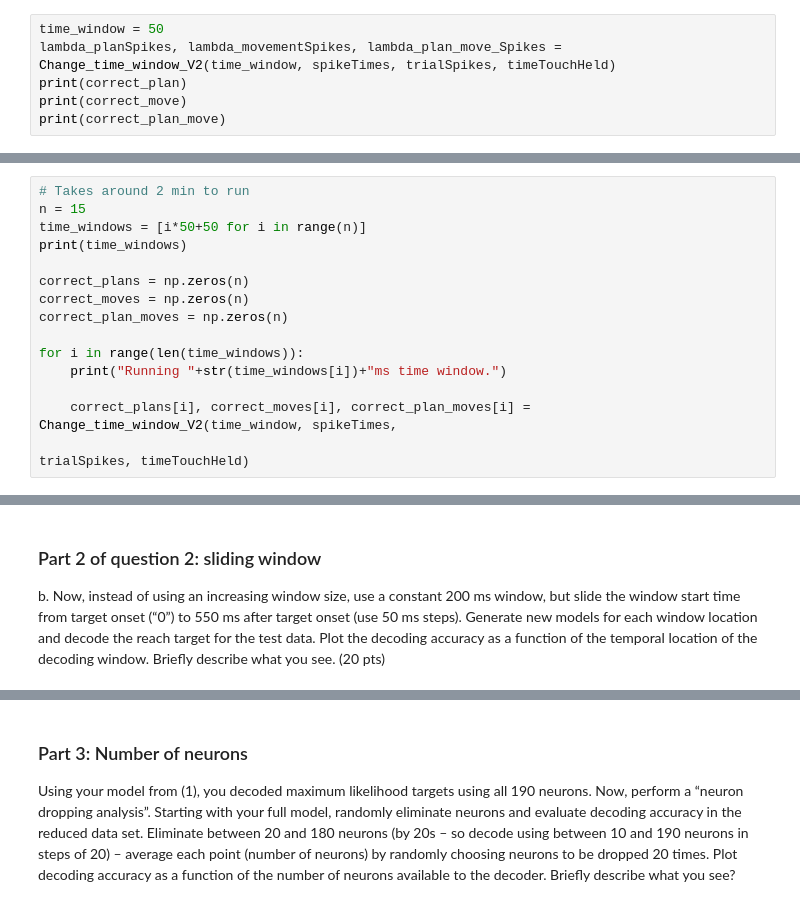
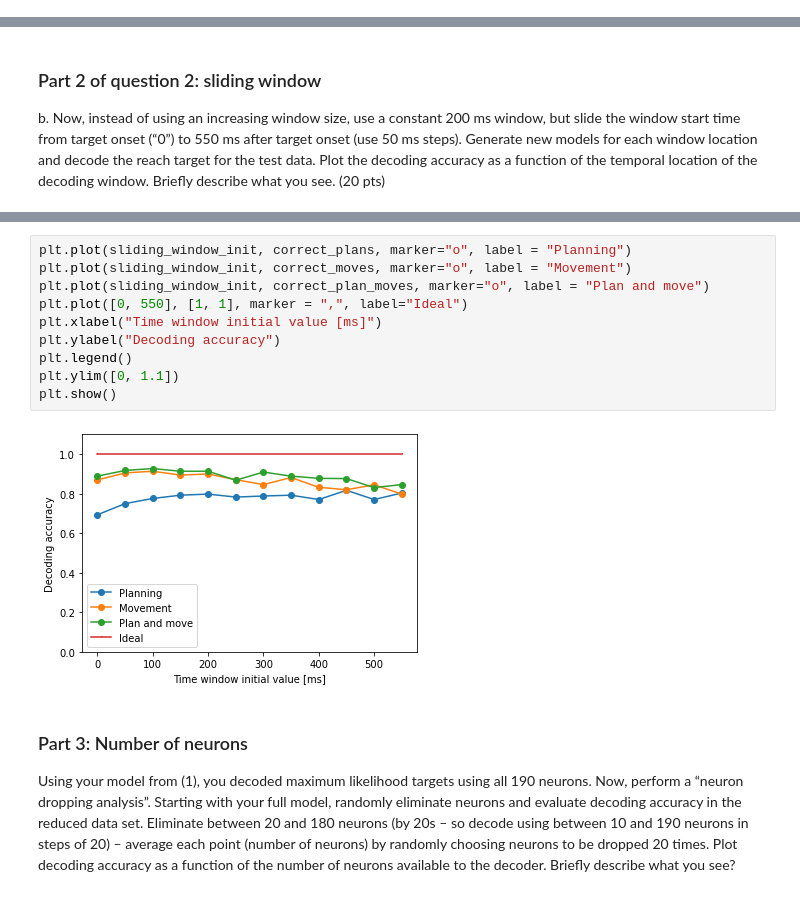
Before and after one commit to SaiAkhilVudattu/Neuro_classes, a Jupyter notebook: signal_processing/HW3/HW3.ipynb, the cells around one changed output, grey strips where cells are left out. Saved outputs shown, nothing was run; the diff lists cells and outputs as text.

```diff
--- a/signal_processing/HW3/HW3.ipynb
+++ b/signal_processing/HW3/HW3.ipynb
@@ -303,6 +298,0 @@ def Change_time_window_V2(time_window, spikeTimes, trialSpikes, timeTouchHeld):
-# %%
-time_window = 50
-lambda_planSpikes, lambda_movementSpikes, lambda_plan_move_Spikes = Change_time_window_V2(time_window, spikeTimes, trialSpikes, timeTouchHeld)
-print(correct_plan)
-print(correct_move)
-print(correct_plan_move)
@@ -311,15 +298,0 @@ TypeError: cannot unpack non-iterable NoneType object
-# %%
-# Takes around 2 min to run
-n = 15
-time_windows = [i*50+50 for i in range(n)]
-print(time_windows)
-
-correct_plans = np.zeros(n)
-correct_moves = np.zeros(n)
-correct_plan_moves = np.zeros(n)
-
-for i in range(len(time_windows)):
-    print("Running "+str(time_windows[i])+"ms time window.")
-
-    correct_plans[i], correct_moves[i], correct_plan_moves[i] = Change_time_window_V2(time_window, spikeTimes,
-                                                                                   trialSpikes, timeTouchHeld)
@@ -464,3 +534,15 @@ plt.show()
+# %%
+plt.plot(sliding_window_init, correct_plans, marker="o", label = "Planning")
+plt.plot(sliding_window_init, correct_moves, marker="o", label = "Movement")
+plt.plot(sliding_window_init, correct_plan_moves, marker="o", label = "Plan and move")
+plt.plot([0, 550], [1, 1], marker = ",", label="Ideal")
+plt.xlabel("Time window initial value [ms]")
+plt.ylabel("Decoding accuracy")
+plt.legend()
+plt.ylim([0, 1.1])
+plt.show()
+# %% [output]
+[figure, added]
 # %% [markdown]
 ### Part 3: Number of neurons
 
```
Also changed, not shown: parts of 16 cells of this notebook.
